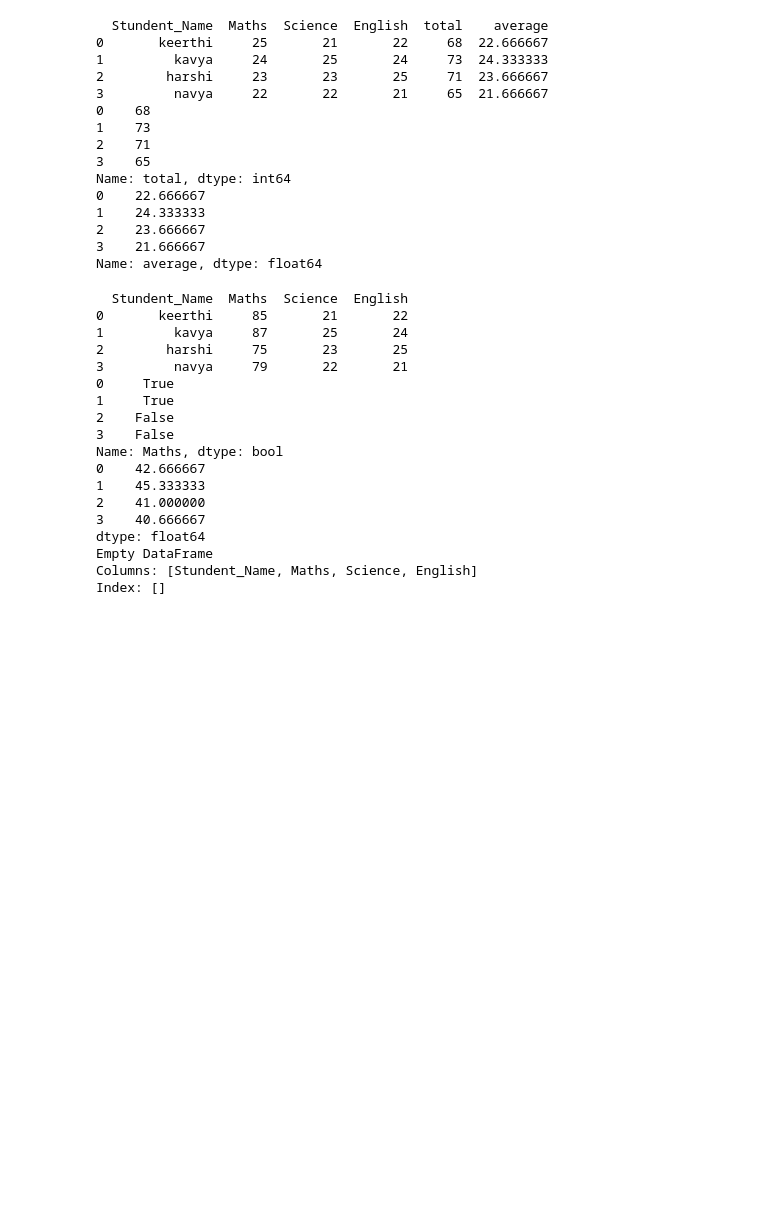
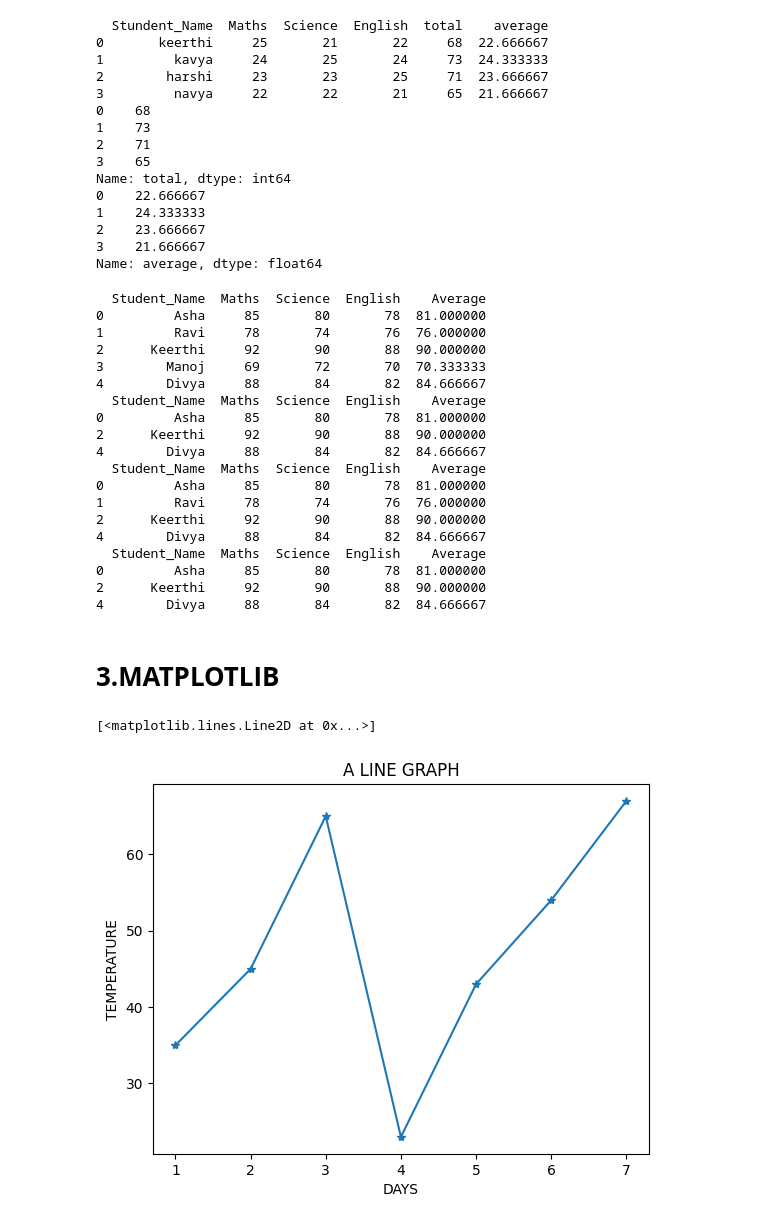
Before and after one commit to keerthimareedu3/keerthi, a Jupyter notebook: LIBRARIES_practices.ipynb, the cells around one changed output. Drawn from its saved outputs; the diff is of its cells as text; code cells hidden in the pictures; blank space fills up the shorter version.

```diff
--- a/LIBRARIES_practices.ipynb
+++ b/LIBRARIES_practices.ipynb
@@ -137,36 +137,53 @@ Name: total, dtype: int64
 Name: average, dtype: float64
 # %%
 import pandas as pd
-data={
-   "Stundent_Name":["keerthi","kavya","harshi","navya"],
-    "Maths":[85,87,75,79],
-    "Science":[21,25,23,22],
-    "English":[22,24,25,21]
-    }
-df=pd.DataFrame(data)
-df2=df["Maths"]>80
-df3=df[["Maths","Science","English"]].mean(axis=1)
-df4=(df[df3>75])
+
+data = {
+    'Student_Name': ['Asha', 'Ravi', 'Keerthi', 'Manoj', 'Divya'],
+    'Maths': [85, 78, 92, 69, 88],
+    'Science': [80, 74, 90, 72, 84],
+    'English': [78, 76, 88, 70, 82]
+}
+
+df = pd.DataFrame(data)
+df['Average'] = df[['Maths', 'Science', 'English']].mean(axis=1)
+maths_above_80 = df[df['Maths'] > 80]
+average_above_75 = df[df['Average'] > 75]
+filtered_students = df[(df['Maths'] > 80) & (df['Average'] > 75)]
 print(df)
-print(df2)
-print(df3)
-print(df4)
+print(maths_above_80)
+print(average_above_75)
+print(filtered_students)
 # %% [output]
-  Stundent_Name  Maths  Science  English
-0       keerthi     85       21       22
-1         kavya     87       25       24
-2        harshi     75       23       25
-3         navya     79       22       21
-0     True
-1     True
-2    False
-3    False
-Name: Maths, dtype: bool
-0    42.666667
-1    45.333333
-2    41.000000
-3    40.666667
-dtype: float64
-Empty DataFrame
-Columns: [Stundent_Name, Maths, Science, English]
-Index: []
+  Student_Name  Maths  Science  English    Average
+0         Asha     85       80       78  81.000000
+1         Ravi     78       74       76  76.000000
+2      Keerthi     92       90       88  90.000000
+3        Manoj     69       72       70  70.333333
+4        Divya     88       84       82  84.666667
+  Student_Name  Maths  Science  English    Average
+0         Asha     85       80       78  81.000000
+2      Keerthi     92       90       88  90.000000
+4        Divya     88       84       82  84.666667
+  Student_Name  Maths  Science  English    Average
+0         Asha     85       80       78  81.000000
+1         Ravi     78       74       76  76.000000
+2      Keerthi     92       90       88  90.000000
+4        Divya     88       84       82  84.666667
+  Student_Name  Maths  Science  English    Average
+0         Asha     85       80       78  81.000000
+2      Keerthi     92       90       88  90.000000
+4        Divya     88       84       82  84.666667
+# %% [markdown]
+# **3.MATPLOTLIB**
+# %%
+import matplotlib.pyplot as plt
+days=[1,2,3,4,5,6,7]
+temperature=[35,45,65,23,43,54,67]
+plt.title("A LINE GRAPH")
+plt.xlabel("DAYS")
+plt.ylabel("TEMPERATURE")
+plt.plot(days,temperature,marker="*")
+# %% [output]
+[<matplotlib.lines.Line2D at 0x...>]
+[figure, added]
```
Also changed, not shown: parts of 1 cell of this notebook.
